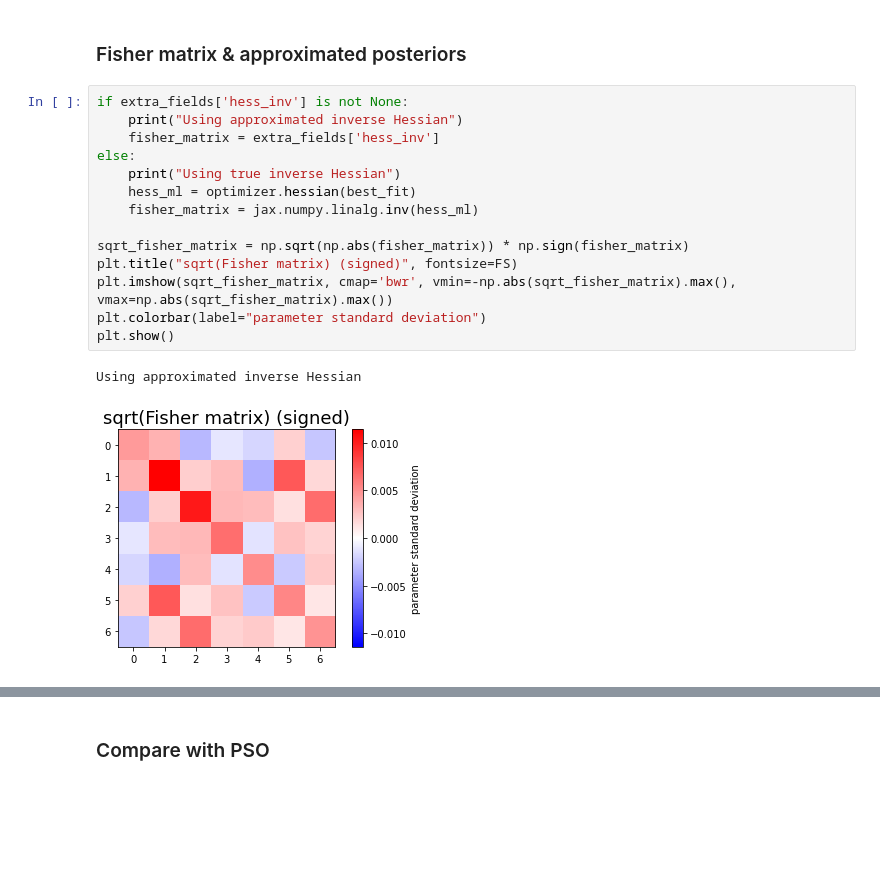
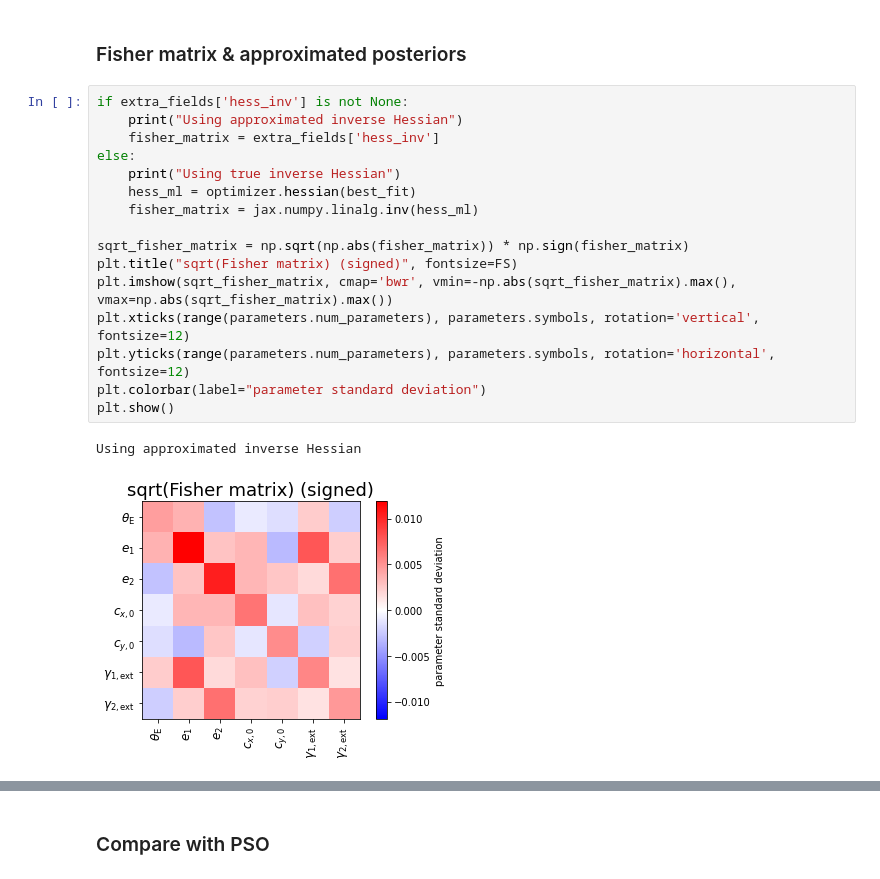
Before and after one commit to Herculens/herculens, a Jupyter notebook: notebooks/starting_guide.ipynb, the cells around one changed output, grey strips where cells are left out. Saved outputs shown, nothing was run; the diff lists cells and outputs as text; blank space fills up the shorter version.

```diff
--- a/notebooks/starting_guide.ipynb
+++ b/notebooks/starting_guide.ipynb
@@ -281,20 +281,22 @@ plt.show()
 # %%
 if extra_fields['hess_inv'] is not None:
     print("Using approximated inverse Hessian")
     fisher_matrix = extra_fields['hess_inv']
 else:
     print("Using true inverse Hessian")
     hess_ml = optimizer.hessian(best_fit)
     fisher_matrix = jax.numpy.linalg.inv(hess_ml)
 
 sqrt_fisher_matrix = np.sqrt(np.abs(fisher_matrix)) * np.sign(fisher_matrix)
 plt.title("sqrt(Fisher matrix) (signed)", fontsize=FS)
 plt.imshow(sqrt_fisher_matrix, cmap='bwr', vmin=-np.abs(sqrt_fisher_matrix).max(), vmax=np.abs(sqrt_fisher_matrix).max())
+plt.xticks(range(parameters.num_parameters), parameters.symbols, rotation='vertical', fontsize=12)
+plt.yticks(range(parameters.num_parameters), parameters.symbols, rotation='horizontal', fontsize=12)
 plt.colorbar(label="parameter standard deviation")
 plt.show()
 # %% [output]
 Using approximated inverse Hessian
-[figure, old version]
+[figure, new version]
 # %%
 def draw_from_gaussian(mu, S, ndraws=1):
     ndim = len(mu)
```
Also changed, not shown: parts of 19 cells of this notebook, 3 other files.
